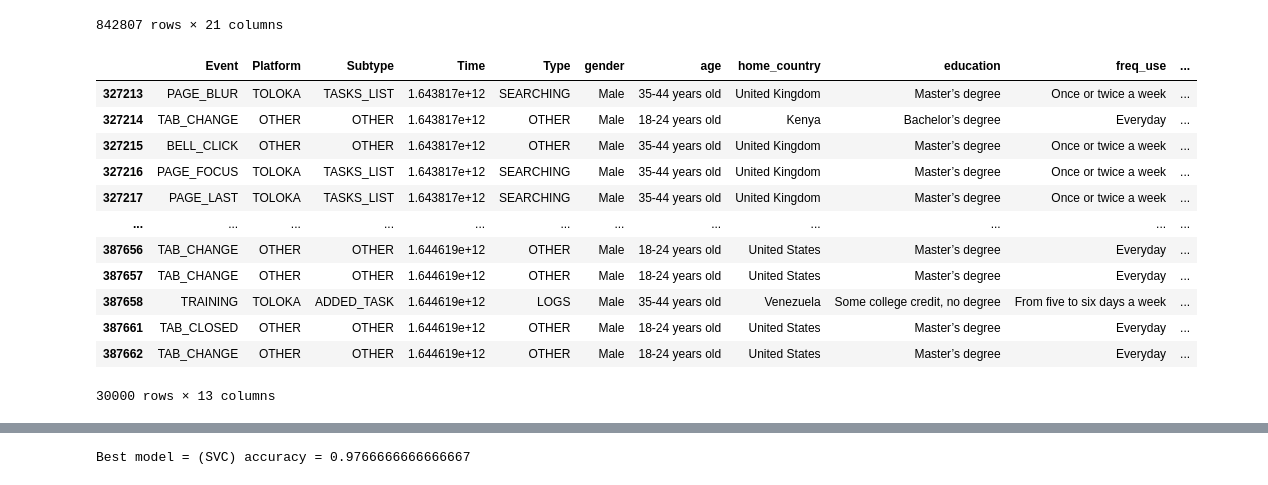
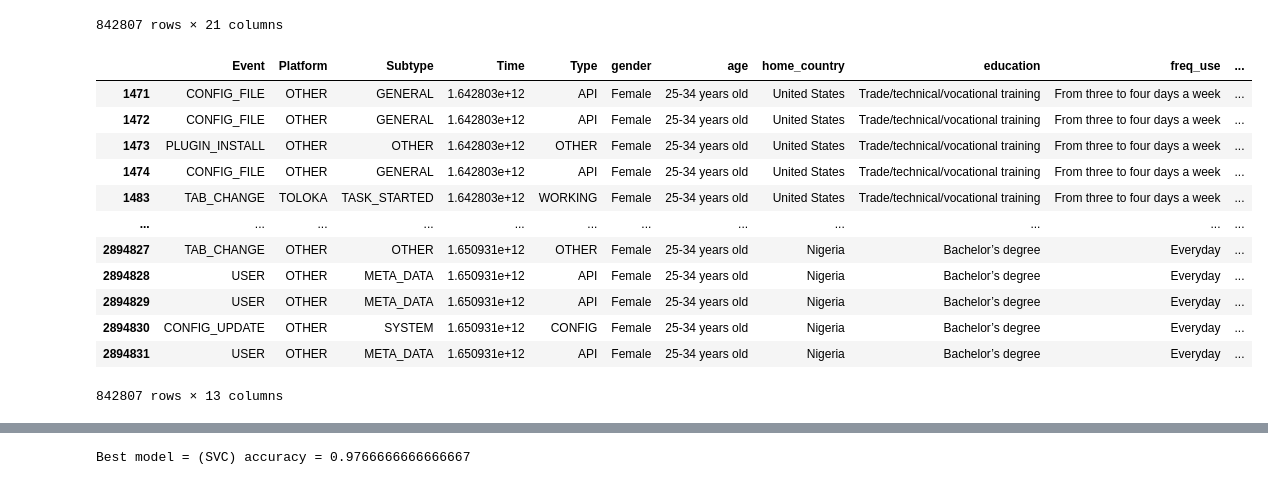
Before and after one commit to NicholasBerns/DataScienceProject, a Jupyter notebook: toloka_models.ipynb, the cells around one changed output, grey strips where cells are left out. Cells and saved outputs as stored; diff of their text form; code cells hidden in the pictures.

Commit message:
Refining models and adding tests

```diff
--- a/toloka_models.ipynb
+++ b/toloka_models.ipynb
@@ -125,22 +126,21 @@ merged_toloka
 | 2894831 | 1637499 | chrome://userdata | USER | OTHER | META_DATA | 1.650931e+12 | API | 749c5a22d9ea6f818cd2c8bef8fb2c | Strongly Agree | ... |
 842807 rows × 21 columns
 # %%
-df_tolo_model = merged_toloka.drop(columns=['Current', 'ID', 'User', 'current_country', 'only_one_country', 'group', 'task_satisfaction', 'task_motivation'])
-df_tolo_model = df_tolo_model.iloc[150000:180000]
-df_tolo_model
+df_tolo_model_unlabeled = merged_toloka.drop(columns=['Current', 'ID', 'User', 'current_country', 'only_one_country', 'group', 'task_satisfaction', 'task_motivation'])
+df_tolo_model_unlabeled
 # %% [output]
 |  | Event | Platform | Subtype | Time | Type | gender | age | home_country | education | freq_use | ... |
-| 327213 | PAGE_BLUR | TOLOKA | TASKS_LIST | 1.643817e+12 | SEARCHING | Male | 35-44 years old | United Kingdom | Master’s degree | Once or twice a week | ... |
-| 327214 | TAB_CHANGE | OTHER | OTHER | 1.643817e+12 | OTHER | Male | 18-24 years old | Kenya | Bachelor’s degree | Everyday | ... |
-| 327215 | BELL_CLICK | OTHER | OTHER | 1.643817e+12 | OTHER | Male | 35-44 years old | United Kingdom | Master’s degree | Once or twice a week | ... |
-| 327216 | PAGE_FOCUS | TOLOKA | TASKS_LIST | 1.643817e+12 | SEARCHING | Male | 35-44 years old | United Kingdom | Master’s degree | Once or twice a week | ... |
-| 327217 | PAGE_LAST | TOLOKA | TASKS_LIST | 1.643817e+12 | SEARCHING | Male | 35-44 years old | United Kingdom | Master’s degree | Once or twice a week | ... |
+| 1471 | CONFIG_FILE | OTHER | GENERAL | 1.642803e+12 | API | Female | 25-34 years old | United States | Trade/technical/vocational training | From three to four days a week | ... |
+| 1472 | CONFIG_FILE | OTHER | GENERAL | 1.642803e+12 | API | Female | 25-34 years old | United States | Trade/technical/vocational training | From three to four days a week | ... |
+| 1473 | PLUGIN_INSTALL | OTHER | OTHER | 1.642803e+12 | OTHER | Female | 25-34 years old | United States | Trade/technical/vocational training | From three to four days a week | ... |
+| 1474 | CONFIG_FILE | OTHER | GENERAL | 1.642803e+12 | API | Female | 25-34 years old | United States | Trade/technical/vocational training | From three to four days a week | ... |
+| 1483 | TAB_CHANGE | TOLOKA | TASK_STARTED | 1.642803e+12 | WORKING | Female | 25-34 years old | United States | Trade/technical/vocational training | From three to four days a week | ... |
 | ... | ... | ... | ... | ... | ... | ... | ... | ... | ... | ... | ... |
-| 387656 | TAB_CHANGE | OTHER | OTHER | 1.644619e+12 | OTHER | Male | 18-24 years old | United States | Master’s degree | Everyday | ... |
-| 387657 | TAB_CHANGE | OTHER | OTHER | 1.644619e+12 | OTHER | Male | 18-24 years old | United States | Master’s degree | Everyday | ... |
-| 387658 | TRAINING | TOLOKA | ADDED_TASK | 1.644619e+12 | LOGS | Male | 35-44 years old | Venezuela | Some college credit, no degree | From five to six days a week | ... |
-| 387661 | TAB_CLOSED | OTHER | OTHER | 1.644619e+12 | OTHER | Male | 18-24 years old | United States | Master’s degree | Everyday | ... |
-| 387662 | TAB_CHANGE | OTHER | OTHER | 1.644619e+12 | OTHER | Male | 18-24 years old | United States | Master’s degree | Everyday | ... |
+| 2894827 | TAB_CHANGE | OTHER | OTHER | 1.650931e+12 | OTHER | Female | 25-34 years old | Nigeria | Bachelor’s degree | Everyday | ... |
+| 2894828 | USER | OTHER | META_DATA | 1.650931e+12 | API | Female | 25-34 years old | Nigeria | Bachelor’s degree | Everyday | ... |
+| 2894829 | USER | OTHER | META_DATA | 1.650931e+12 | API | Female | 25-34 years old | Nigeria | Bachelor’s degree | Everyday | ... |
+| 2894830 | CONFIG_UPDATE | OTHER | SYSTEM | 1.650931e+12 | CONFIG | Female | 25-34 years old | Nigeria | Bachelor’s degree | Everyday | ... |
+| 2894831 | USER | OTHER | META_DATA | 1.650931e+12 | API | Female | 25-34 years old | Nigeria | Bachelor’s degree | Everyday | ... |
-30000 rows × 13 columns
+842807 rows × 13 columns
 # %%
 from sklearn.preprocessing import LabelEncoder
```
Also changed, not shown: parts of 11 cells of this notebook, 1 other file.
